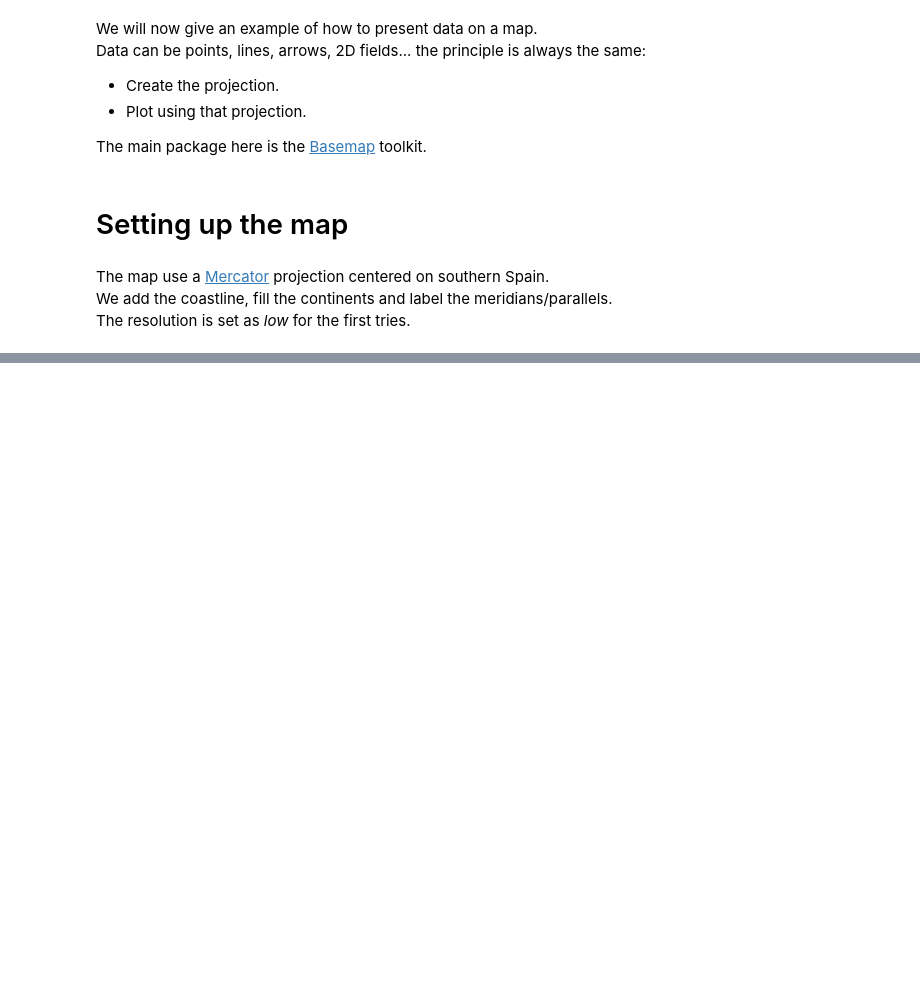
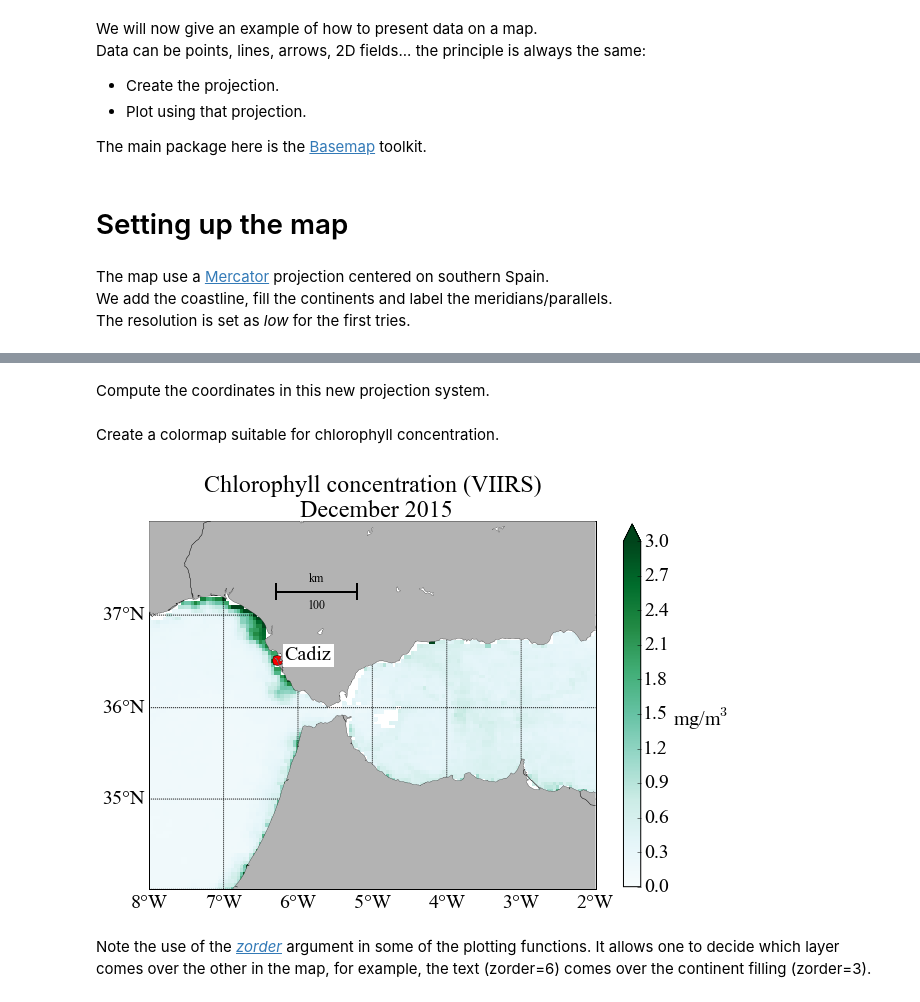
Before and after one commit to ctroupin/Python-Course-Cadiz, a Jupyter notebook: notebooks/plot2D_map.ipynb, the cells around one changed output, grey strips where cells are left out. Saved outputs shown, nothing was run; the diff lists cells and outputs as text; code cells hidden in the pictures; blank space fills up the shorter version.

```diff
--- a/notebooks/plot2D_map.ipynb
+++ b/notebooks/plot2D_map.ipynb
@@ -61,0 +116,2 @@ plt.show()
+# %%
+chloro_domain2 = chloro[np.ix_(mask_lat, mask_lon)]
@@ -61,0 +138,32 @@ plt.show()
+# %%
+m = Basemap(projection='merc', llcrnrlat=34., urcrnrlat=38.,\
+            llcrnrlon=-8., urcrnrlon=-2., lat_ts=35., resolution='h')
+# %% [markdown]
+Compute the coordinates in this new projection system.
+# %%
+lonchlorogrid, latchlorogrid = np.meshgrid(lonchloro_domain, latchloro_domain)
+lonchloro_domain2, latchloro_domain2 = m(lonchlorogrid, latchlorogrid)
+# %% [markdown]
+Create a colormap suitable for chlorophyll concentration.
+# %%
+cmap = plt.cm.BuGn
+# %%
+plt.figure(figsize=(10,10))
+m.drawcoastlines(linewidth=.25, zorder=4)
+m.fillcontinents(color='.7', zorder=3)
+m.drawparallels(np.arange(30.,40.,1.), labels=[True,False,True,False], zorder=2)
+m.drawmeridians(np.arange(-10.,2.,1.), labels=[False,True,False,True], zorder=2)
+m.plot(loncadiz2, latcadiz2, 'ro', ms=10)
+m.pcolormesh(lonchloro_domain2, latchloro_domain2, chloro_domain2, vmin=0, vmax=3, cmap=cmap)
+m.drawcountries(zorder=4)
+m.drawmapscale(-5.75, 37.25, -6., 37.25, 100., barstyle='simple', units='km', fontsize=12, zorder=6)
+cbar = plt.colorbar(extend='max', shrink=0.65)
+cbar.set_label('mg/m$^3$', rotation=0, horizontalalignment='left')
+plt.text(loncadiz2+10000, latcadiz2, 'Cadiz', horizontalalignment='left', backgroundcolor='white', zorder=6)
+plt.title('Chlorophyll concentration (VIIRS)\n December 2015', fontsize=24)
+plt.savefig('./chloro201512_map.png', dpi=300)
+plt.show()
+# %% [output]
+[figure, added]
+# %% [markdown]
+Note the use of the [*zorder*](http://matplotlib.org/examples/pylab_examples/zorder_demo.html) argument in some of the plotting functions. It allows one to decide which layer comes over the other in the map, for example, the text (zorder=6) comes over the continent filling (zorder=3).
```
Also changed, not shown: parts of 33 cells of this notebook.
